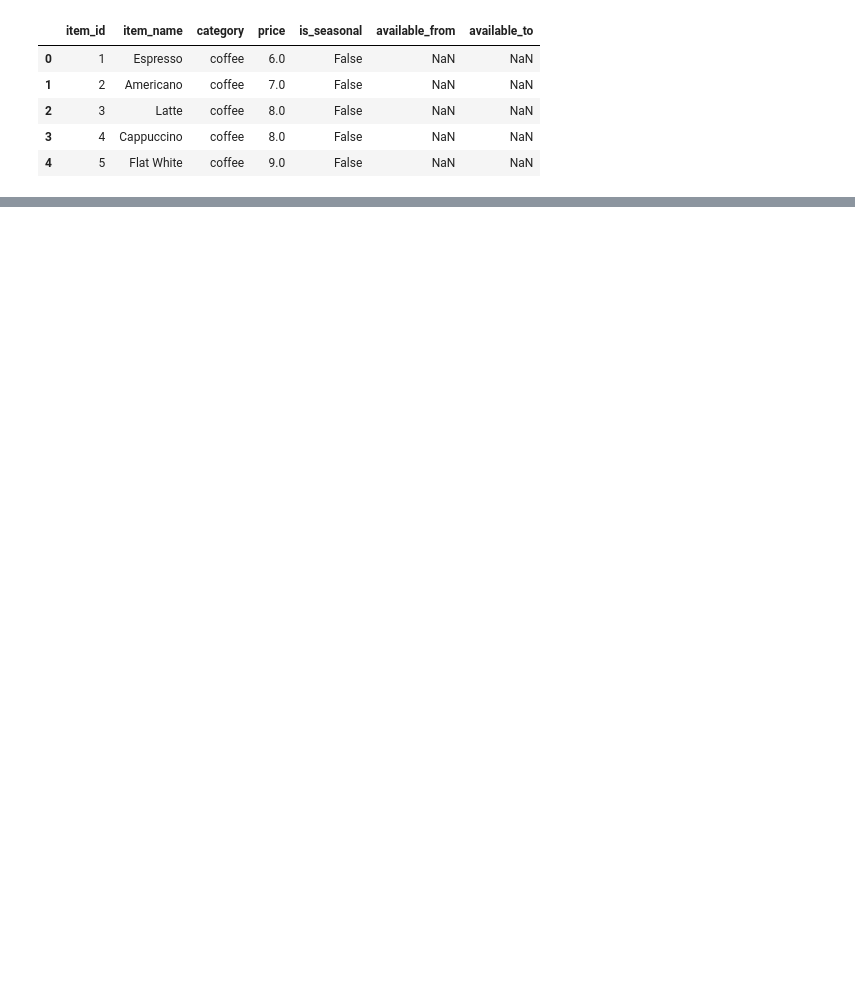
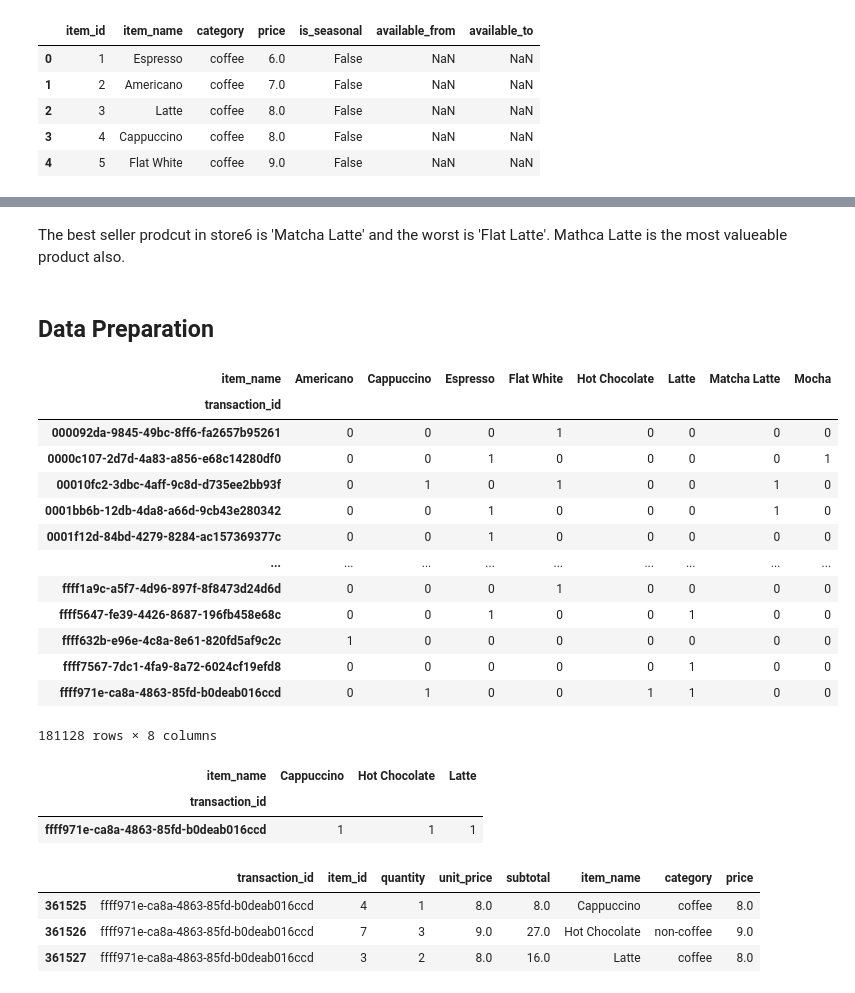
Before and after one commit to enthokz/GCoffee-Shop-Analysis, a Jupyter notebook: Gcoffee_Basket.ipynb, the cells around one changed output, grey strips where cells are left out. Drawn from its saved outputs; the diff is of its cells as text; code cells hidden in the pictures; blank space fills up the shorter version.

```diff
--- a/Gcoffee_Basket.ipynb
+++ b/Gcoffee_Basket.ipynb
@@ -41,0 +130,42 @@ trx_detail.head()
+# %% [markdown]
+The best seller prodcut in store6 is 'Matcha Latte' and the worst is 'Flat Latte'. Mathca Latte is the most valueable product also.
+# %% [markdown]
+## **Data Preparation**
+# %%
+# Create Dataframe
+basket= pd.pivot_table(data=trx_detail, index='transaction_id', columns='item_name',
+                       values='item_id', aggfunc=pd.Series.nunique, fill_value=0)
+basket
+# %% [output]
+| item_name | Americano | Cappuccino | Espresso | Flat White | Hot Chocolate | Latte | Matcha Latte | Mocha |
+| transaction_id |  |  |  |  |  |  |  |  |
+| 000092da-9845-49bc-8ff6-fa2657b95261 | 0 | 0 | 0 | 1 | 0 | 0 | 0 | 0 |
+| 0000c107-2d7d-4a83-a856-e68c14280df0 | 0 | 0 | 1 | 0 | 0 | 0 | 0 | 1 |
+| 00010fc2-3dbc-4aff-9c8d-d735ee2bb93f | 0 | 1 | 0 | 1 | 0 | 0 | 1 | 0 |
+| 0001bb6b-12db-4da8-a66d-9cb43e280342 | 0 | 0 | 1 | 0 | 0 | 0 | 1 | 0 |
+| 0001f12d-84bd-4279-8284-ac157369377c | 0 | 0 | 1 | 0 | 0 | 0 | 0 | 0 |
+| ... | ... | ... | ... | ... | ... | ... | ... | ... |
+| ffff1a9c-a5f7-4d96-897f-8f8473d24d6d | 0 | 0 | 0 | 1 | 0 | 0 | 0 | 0 |
+| ffff5647-fe39-4426-8687-196fb458e68c | 0 | 0 | 1 | 0 | 0 | 1 | 0 | 0 |
+| ffff632b-e96e-4c8a-8e61-820fd5af9c2c | 1 | 0 | 0 | 0 | 0 | 0 | 0 | 0 |
+| ffff7567-7dc1-4fa9-8a72-6024cf19efd8 | 0 | 0 | 0 | 0 | 0 | 1 | 0 | 0 |
+| ffff971e-ca8a-4863-85fd-b0deab016ccd | 0 | 1 | 0 | 0 | 1 | 1 | 0 | 0 |
+181128 rows × 8 columns
+# %%
+# Check what menus ordered based on trnsacation_id
+ro= basket.loc['ffff971e-ca8a-4863-85fd-b0deab016ccd']
+nonzero= ro[ro>0].index.tolist()
+
+basket.loc[['ffff971e-ca8a-4863-85fd-b0deab016ccd'],nonzero]
+# %% [output]
+| item_name | Cappuccino | Hot Chocolate | Latte |
+| transaction_id |  |  |  |
+| ffff971e-ca8a-4863-85fd-b0deab016ccd | 1 | 1 | 1 |
+# %%
+# Check item detail ordered based on transaction ID
+trx_detail[trx_detail['transaction_id']=='ffff971e-ca8a-4863-85fd-b0deab016ccd']
+# %% [output]
+|  | transaction_id | item_id | quantity | unit_price | subtotal | item_name | category | price |
+| 361525 | ffff971e-ca8a-4863-85fd-b0deab016ccd | 4 | 1 | 8.0 | 8.0 | Cappuccino | coffee | 8.0 |
+| 361526 | ffff971e-ca8a-4863-85fd-b0deab016ccd | 7 | 3 | 9.0 | 27.0 | Hot Chocolate | non-coffee | 9.0 |
+| 361527 | ffff971e-ca8a-4863-85fd-b0deab016ccd | 3 | 2 | 8.0 | 16.0 | Latte | coffee | 8.0 |
```
Also changed, not shown: parts of 19 cells of this notebook, 2 other files.
